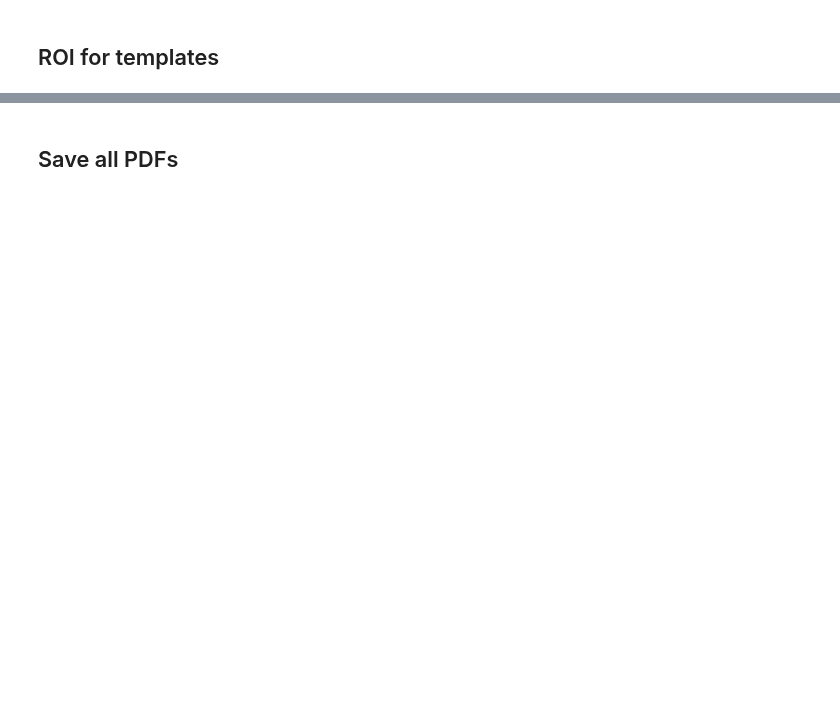
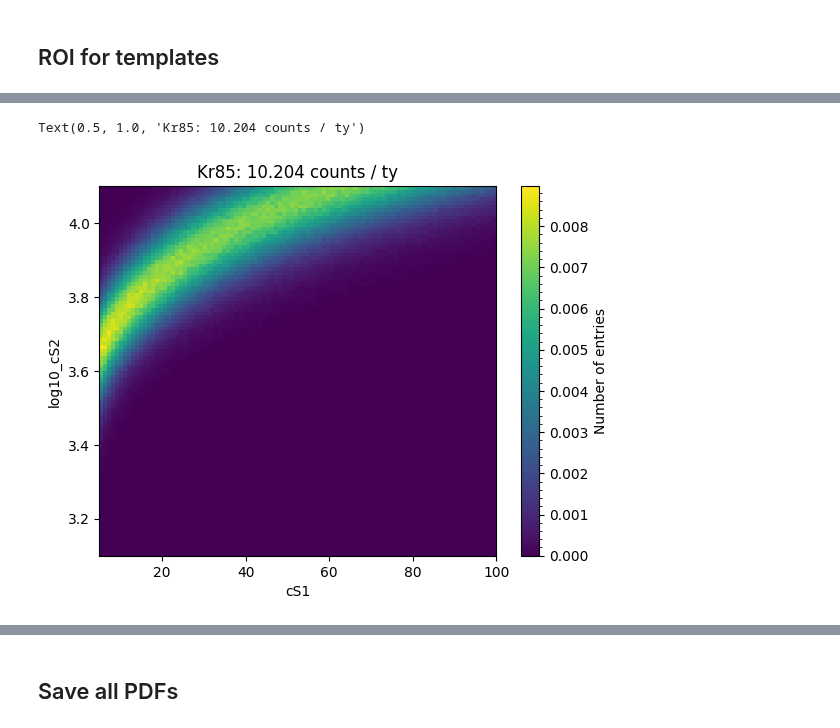
Before and after one commit to robertsjames/FlameFitSimple, a Jupyter notebook: analyses/CEvNS_discovery/XLZD_generate_templates.ipynb, the cells around one changed output, grey strips where cells are left out. Saved outputs shown, nothing was run; the diff lists cells and outputs as text; code cells hidden in the pictures; blank space fills up the shorter version.

```diff
--- a/analyses/CEvNS_discovery/XLZD_generate_templates.ipynb
+++ b/analyses/CEvNS_discovery/XLZD_generate_templates.ipynb
@@ -47,0 +88,19 @@ print(SolarER_mu)
+# %%
+Kr85 = fd.xlzd.XLZDKr85Source(configuration='60t',
+                              drift_field_V_cm=drift_field_V_cm, gas_field_kV_cm=gas_field_kV_cm,
+                              elife_ns=elife_ns, g1=g1)
+# %%
+Kr85_hist = Histdd(bins=100, range=[[cS1_min, cS1_max], [log10_cS2_min, log10_cS2_max]], axis_names=['cS1', 'log10_cS2'])
+
+Kr85_data = Kr85.simulate(int(1e7))
+
+Kr85_hist.add(Kr85_data['cs1'], np.log10(Kr85_data['cs2']))
+
+Kr85_mu = Kr85.estimate_mu(n_trials=int(1e7))
+Kr85_hist.histogram = Kr85_hist.histogram / Kr85_hist.n * Kr85_mu
+
+Kr85_hist.plot()
+plt.title(f'Kr85: {Kr85_mu:.3f} counts / ty')
+# %% [output]
+Text(0.5, 1.0, 'Kr85: 10.204 counts / ty')
+[figure, added]
```
Also changed, not shown: parts of 26 cells of this notebook, 8 other files.
